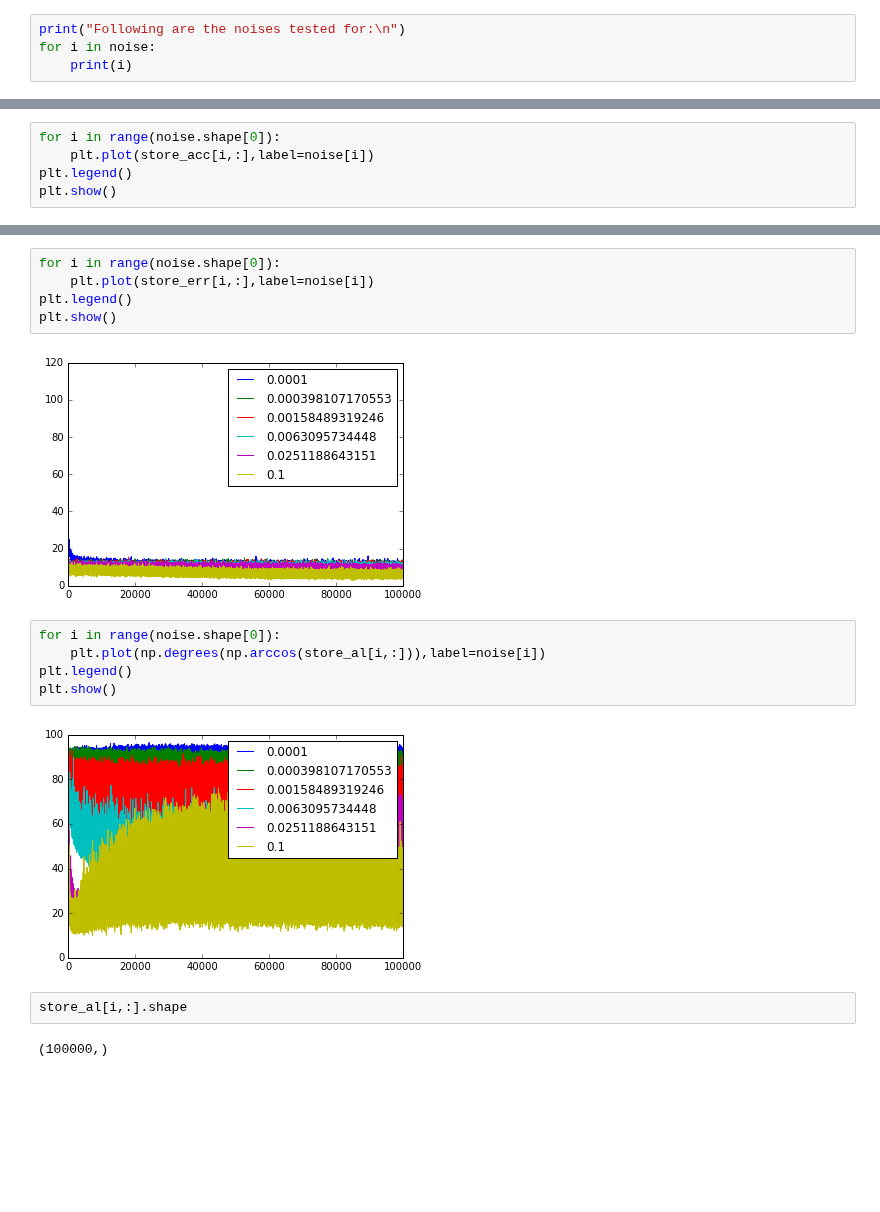
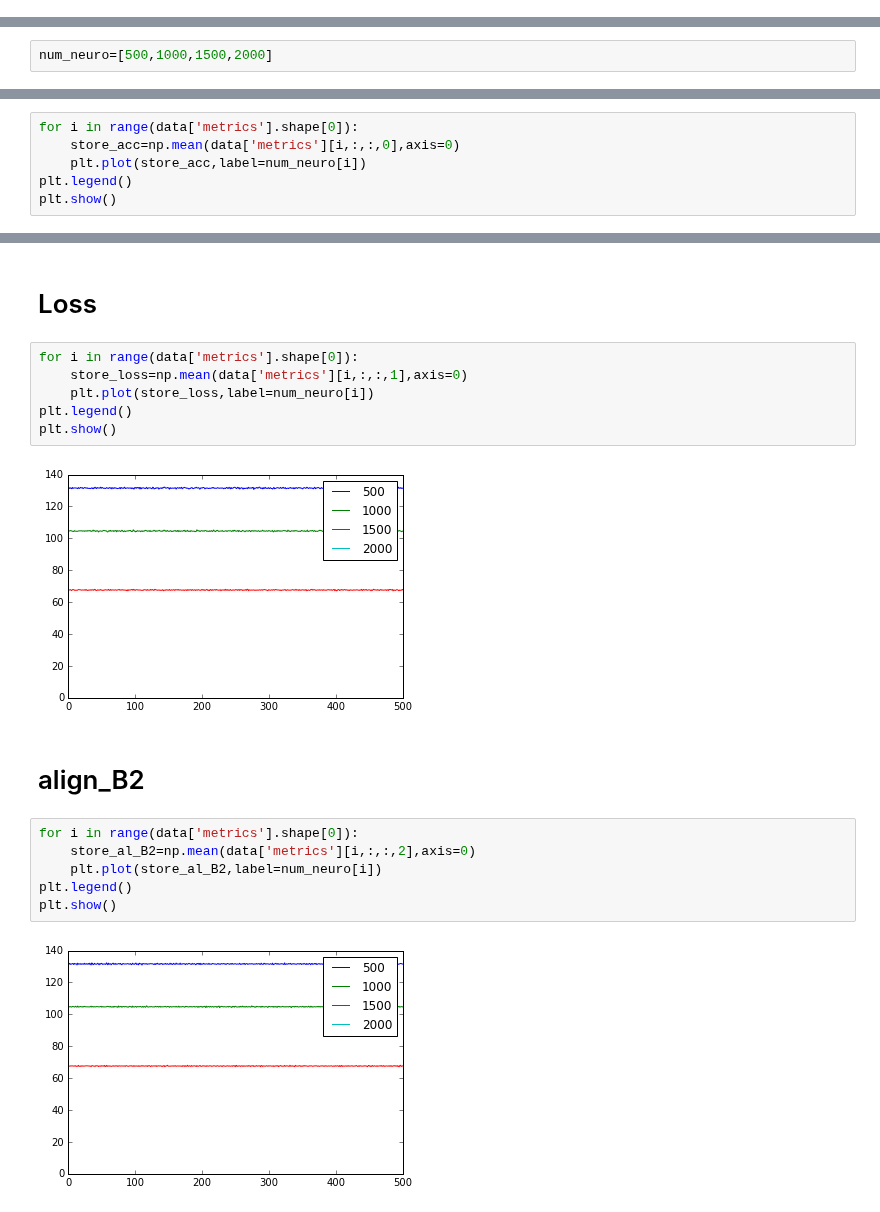
Before and after one commit to benlansdell/synthfeedback, a Jupyter notebook: Miscellaneous-analysis.ipynb, the cells around one changed output, grey strips where cells are left out. Drawn from its saved outputs; the diff is of its cells as text; blank space fills up the shorter version.

Commit message:
validation test for neurons in miscellanrous analysis

```diff
--- a/Miscellaneous-analysis.ipynb
+++ b/Miscellaneous-analysis.ipynb
@@ -33,4 +13,0 @@ plt.show()
-# %%
-print("Following are the noises tested for:\n")
-for i in noise:
-    print(i)
@@ -45,0 +14,2 @@ Following are the noises tested for:
+# %%
+num_neuro=[500,1000,1500,2000]
@@ -46,6 +22,7 @@ Following are the noises tested for:
 # %%
-for i in range(noise.shape[0]):
-    plt.plot(store_acc[i,:],label=noise[i])
+for i in range(data['metrics'].shape[0]):
+    store_acc=np.mean(data['metrics'][i,:,:,0],axis=0)
+    plt.plot(store_acc,label=num_neuro[i])
 plt.legend()
 plt.show()
 # %% [output]
@@ -53,18 +30,20 @@ plt.show()
+# %% [markdown]
+# Loss
 # %%
-for i in range(noise.shape[0]):
-    plt.plot(store_err[i,:],label=noise[i])
+for i in range(data['metrics'].shape[0]):
+    store_loss=np.mean(data['metrics'][i,:,:,1],axis=0)
+    plt.plot(store_loss,label=num_neuro[i])
 plt.legend()
 plt.show()
 # %% [output]
-[figure, old version]
+[figure, new version]
+# %% [markdown]
+# align_B2
 # %%
-for i in range(noise.shape[0]):
-    plt.plot(np.degrees(np.arccos(store_al[i,:])),label=noise[i])
+for i in range(data['metrics'].shape[0]):
+    store_al_B2=np.mean(data['metrics'][i,:,:,2],axis=0)
+    plt.plot(store_al_B2,label=num_neuro[i])
 plt.legend()
 plt.show()
 # %% [output]
-[figure, old version]
+[figure, new version]
-# %%
-store_al[i,:].shape
-# %% [output]
-(100000,)
```
Also changed, not shown: parts of 19 cells of this notebook, 4 other files.
